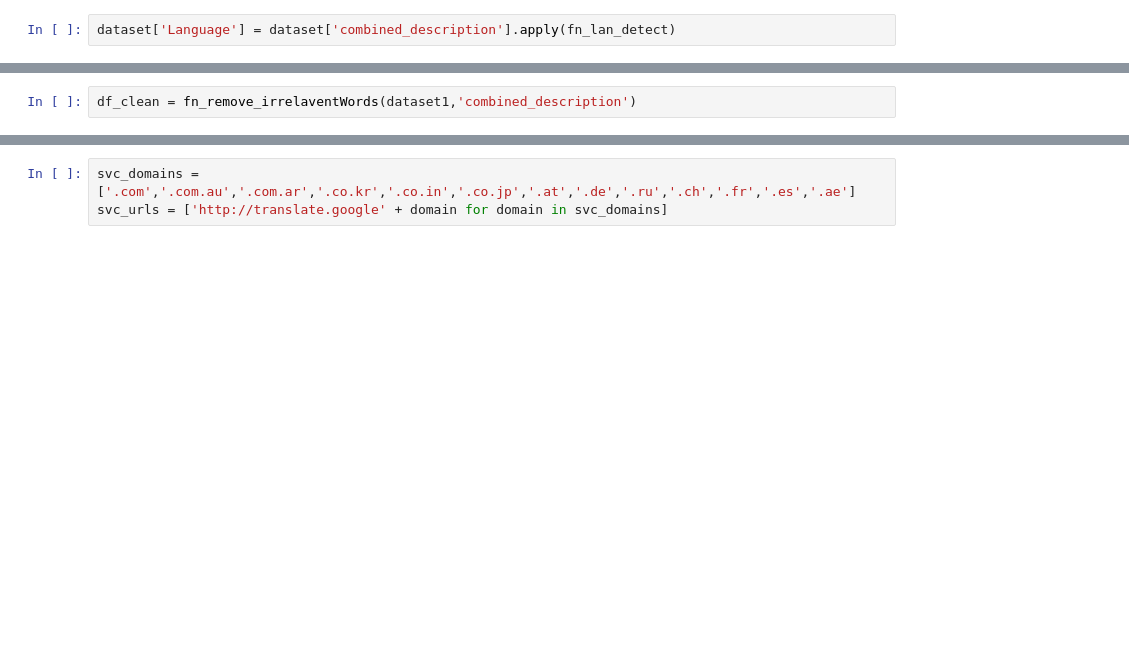
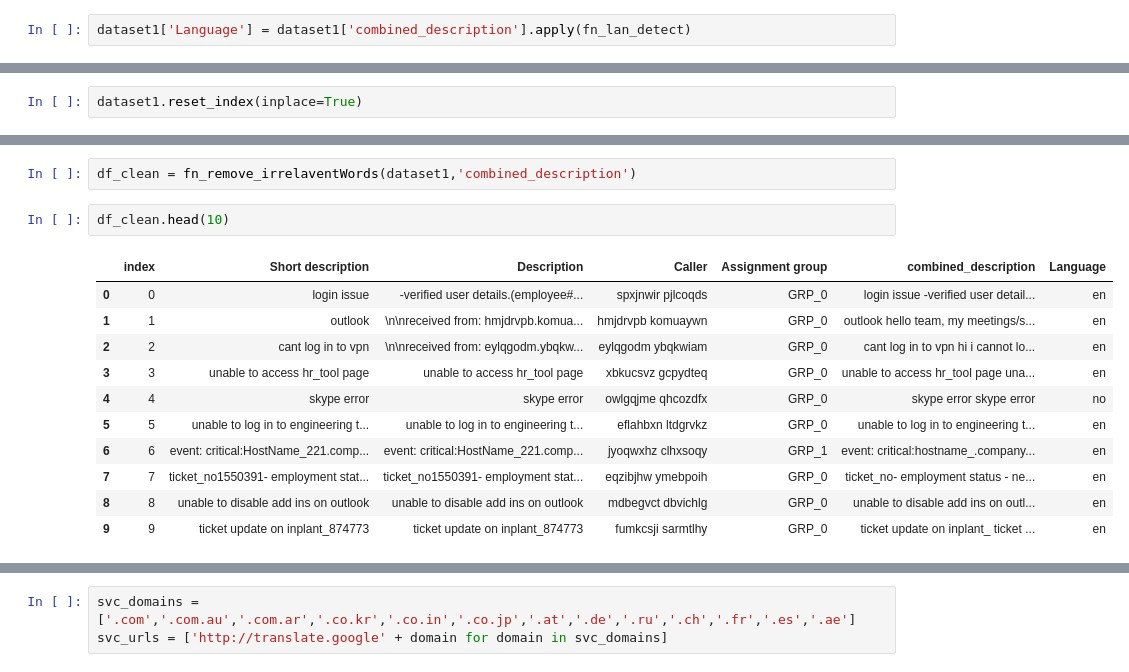
Before and after one commit to pbhuch/GL_DecA_G4_NLP1, a Jupyter notebook: GL_DecA_G4_NLP1.ipynb, the cells around one changed output, grey strips where cells are left out. Saved outputs shown, nothing was run; the diff lists cells and outputs as text; blank space fills up the shorter version.

```diff
--- a/GL_DecA_G4_NLP1.ipynb
+++ b/GL_DecA_G4_NLP1.ipynb
@@ -192,4 +374,4 @@ def fn_lan_detect(df):
    except:
       return 'no'
 # %%
-dataset['Language'] = dataset['combined_description'].apply(fn_lan_detect)
+dataset1['Language'] = dataset1['combined_description'].apply(fn_lan_detect)
@@ -232,3 +445,5 @@ def fn_remove_irrelaventWords(df,columnName):
     df[columnName][index] = re.sub(r'\&\w*;', '', df.loc[index,columnName])                     # remove HTML special entities (e.g. &amp;)
     df[columnName][index] = re.sub(r'https?:\/\/.*\/\w*', '', df.loc[index,columnName])         # remove hyperlinks
   return df
+# %%
+dataset1.reset_index(inplace=True)
@@ -235,2 +467,16 @@ def fn_remove_irrelaventWords(df,columnName):
 # %%
 df_clean = fn_remove_irrelaventWords(dataset1,'combined_description')
+# %%
+df_clean.head(10)
+# %% [output]
+|  | index | Short description | Description | Caller | Assignment group | combined_description | Language |
+| 0 | 0 | login issue | -verified user details.(employee#... | spxjnwir pjlcoqds | GRP_0 | login issue -verified user detail... | en |
+| 1 | 1 | outlook | \n\nreceived from: hmjdrvpb.komua... | hmjdrvpb komuaywn | GRP_0 | outlook hello team, my meetings/s... | en |
+| 2 | 2 | cant log in to vpn | \n\nreceived from: eylqgodm.ybqkw... | eylqgodm ybqkwiam | GRP_0 | cant log in to vpn hi i cannot lo... | en |
+| 3 | 3 | unable to access hr_tool page | unable to access hr_tool page | xbkucsvz gcpydteq | GRP_0 | unable to access hr_tool page una... | en |
+| 4 | 4 | skype error | skype error | owlgqjme qhcozdfx | GRP_0 | skype error skype error | no |
+| 5 | 5 | unable to log in to engineering t... | unable to log in to engineering t... | eflahbxn ltdgrvkz | GRP_0 | unable to log in to engineering t... | en |
+| 6 | 6 | event: critical:HostName_221.comp... | event: critical:HostName_221.comp... | jyoqwxhz clhxsoqy | GRP_1 | event: critical:hostname_.company... | en |
+| 7 | 7 | ticket_no1550391- employment stat... | ticket_no1550391- employment stat... | eqzibjhw ymebpoih | GRP_0 | ticket_no- employment status - ne... | en |
+| 8 | 8 | unable to disable add ins on outlook | unable to disable add ins on outlook | mdbegvct dbvichlg | GRP_0 | unable to disable add ins on outl... | en |
+| 9 | 9 | ticket update on inplant_874773 | ticket update on inplant_874773 | fumkcsji sarmtlhy | GRP_0 | ticket update on inplant_ ticket ... | en |
```
Also changed, not shown: parts of 52 cells of this notebook.
